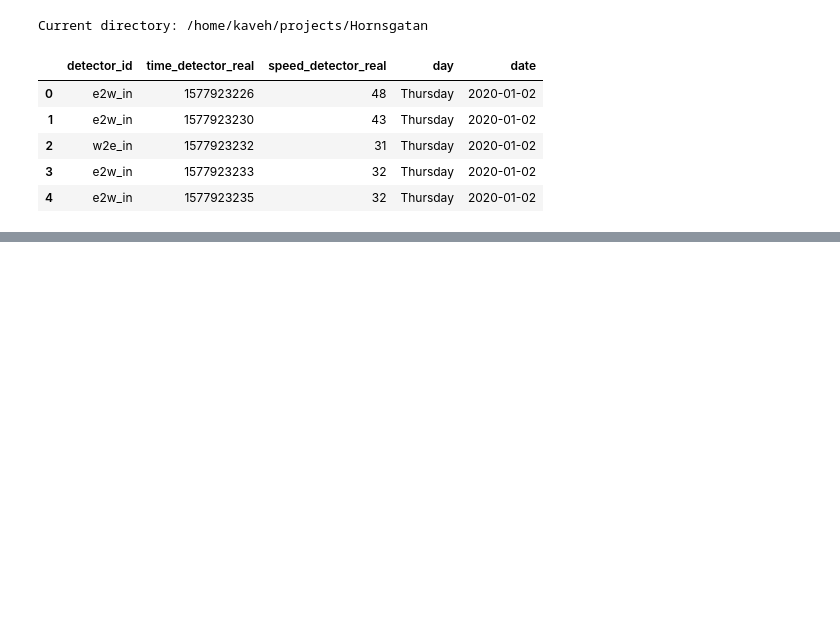
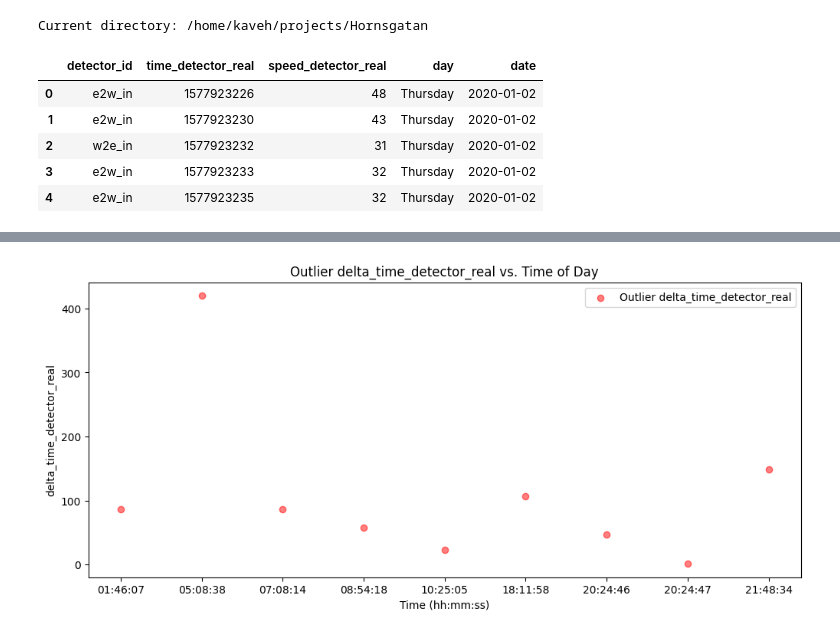
Before and after one commit to SiddharthVenkataraman/Hornsgatan, a Jupyter notebook: notebook/analysis_input_data.ipynb, the cells around one changed output, grey strips where cells are left out. Cells and saved outputs as stored; diff of their text form; code cells hidden in the pictures; blank space fills up the shorter version.

```diff
--- a/notebook/analysis_input_data.ipynb
+++ b/notebook/analysis_input_data.ipynb
@@ -62,0 +149,18 @@ Deleted: data/calibration_intermediate_data/simulation_e2w_out_2020-01-02_10_35.
+# %%
+data = data.reset_index()
+
+plt.figure(figsize=(12,5))
+plt.scatter(
+    data[data['is_outlier']]['time_hms'].apply(str),
+    data[data['is_outlier']]['delta_time_detector_real'],
+    c='red',
+    alpha=0.5,
+    label='Outlier delta_time_detector_real'
+)
+plt.xlabel('Time (hh:mm:ss)')
+plt.ylabel('delta_time_detector_real')
+plt.title('Outlier delta_time_detector_real vs. Time of Day')
+plt.legend()
+plt.show()
+# %% [output]
+[figure, added]
```
Also changed, not shown: parts of 17 cells of this notebook.
